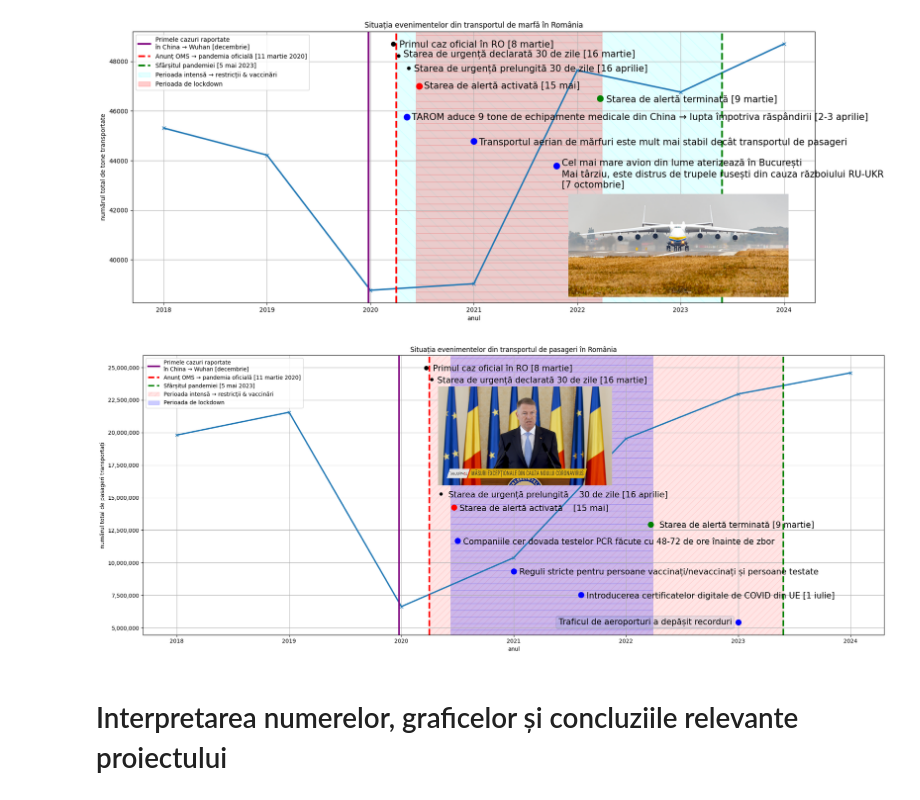
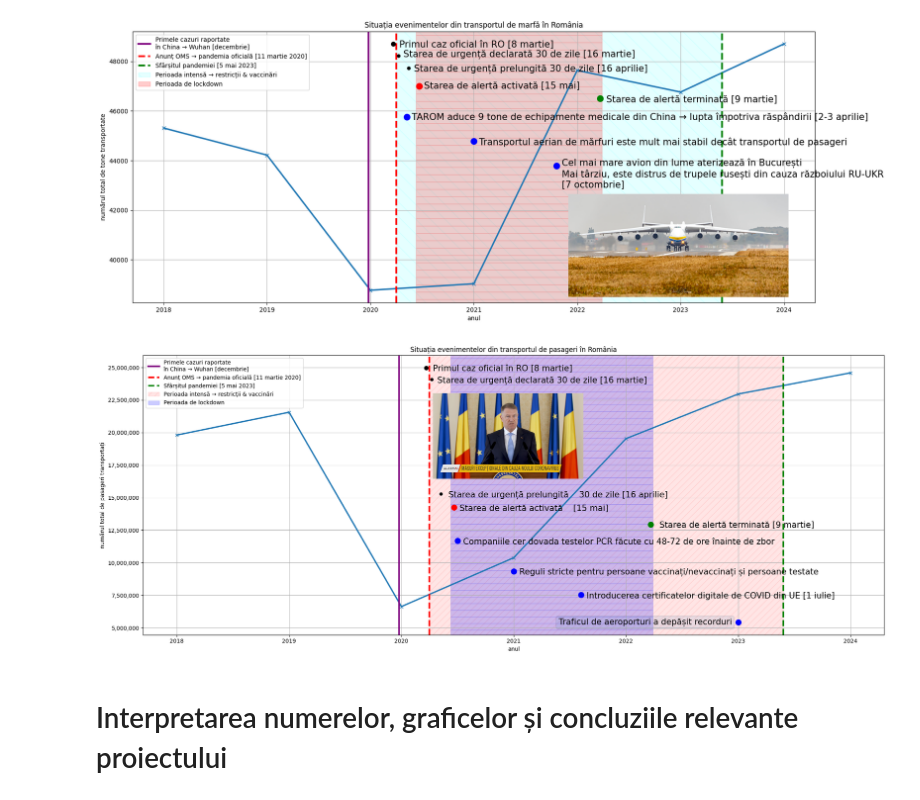
Before and after one commit to v1ctoras/PVDP_Aprilie, a Jupyter notebook: proiectAPRILIE.ipynb, the cells around one changed output. Cells and saved outputs as stored; diff of their text form; code cells hidden in the pictures.

```diff
--- a/proiectAPRILIE.ipynb
+++ b/proiectAPRILIE.ipynb
@@ -653,12 +653,12 @@ valoare = pd.to_numeric(valoare, errors = 'coerce')
 an = ['2018', '2019', '2020', '2021', '2022', '2023', '2024']
 
 imagine = mpimg.imread('/content/drive/MyDrive/Colab Notebooks/proiectAPRILIEEE/anunt.png')
-imagineCutie = OffsetImage(imagine, zoom = 0.22)
+imagineCutie = OffsetImage(imagine, zoom = 0.19)
 
 plt.figure(figsize=(20,8))
 plt.plot(an, valoare, marker = 'x', linewidth = 2.5)
 
-pozitie = AnnotationBbox(imagineCutie, (3.1, valoare.mean() * 1.1), frameon = False)
+pozitie = AnnotationBbox(imagineCutie, (2.95, valoare.mean() * 1.1), frameon = False)
 plt.gca().add_artist(pozitie)
 
 plt.xlabel('anul')
@@ -699,34 +699,34 @@ plt.text(2.52, plt.ylim()[1] * 0.54, 'Starea de alertă activată    [15 mai]',
 # stare alerta terminata
 plt.scatter(4.22, plt.ylim()[1] * 0.5, color = 'green', s = 100, zorder = 5)
 plt.text(4.3, plt.ylim()[1] * 0.49, 'Starea de alertă terminată [9 martie]', color = 'black', fontsize = 15)
 
 # record Romania
 # https://www.romania-insider.com/traffic-romanian-airports-july-2024
 plt.scatter(5, plt.ylim()[1] * 0.21, color = 'blue', s = 100, zorder = 5)
 plt.text(3.4, plt.ylim()[1] * 0.202, 'Traficul de aeroporturi a depășit recorduri', color = 'black', fontsize = 15, bbox=dict(boxstyle='round', alpha = 0.1))
 
 # teste PCR
 plt.scatter(2.5, plt.ylim()[1] * 0.45, color = 'blue', s = 100, zorder = 5)
 plt.text(2.55, plt.ylim()[1] * 0.44, 'Companiile cer dovada testelor PCR făcute cu 48-72 de ore înainte de zbor', color = 'black', fontsize = 15)
 
 # reguli stricte
 plt.scatter(3, plt.ylim()[1] * 0.36, color = 'blue', s = 100, zorder = 5)
 plt.text(3.05, plt.ylim()[1] * 0.35, 'Reguli stricte pentru persoane vaccinați/nevaccinați și persoane testate', color = 'black', fontsize = 15)
 
 # certificate digitale UE
 
 plt.scatter(3.6, plt.ylim()[1] * 0.29, color = 'blue', s = 100, zorder = 5)
 plt.text(3.65, plt.ylim()[1] * 0.28, 'Introducerea certificatelor digitale de COVID din UE [1 iulie]', color = 'black', fontsize = 15)
 
 # modificare 1e7 in 10 milioane
 plt.gca().yaxis.set_major_formatter(plt.FuncFormatter(lambda x, _: f'{int(x):,}'))
 
 plt.legend(markerscale=40, handlelength=2)
 plt.title('Situația evenimentelor din transportul de pasageri în România')
 plt.tight_layout()
 plt.show()
 # %% [output]
-[figure, old version]
+[figure, new version]
 # %% [markdown]
 # Interpretarea numerelor, graficelor și concluziile relevante proiectului
 # %% [markdown]
```
Also changed, not shown: parts of 6 cells of this notebook.
